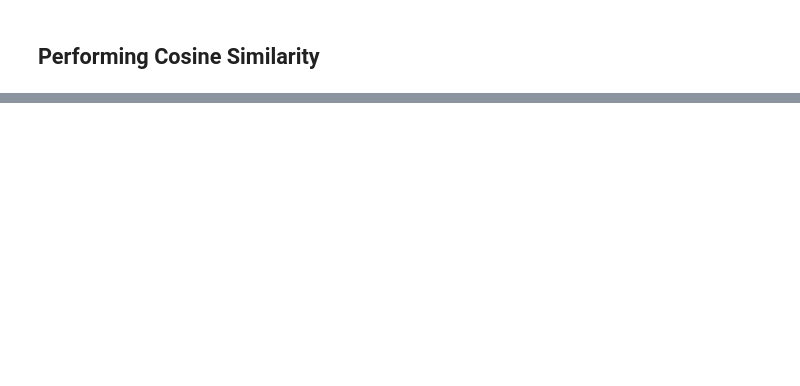
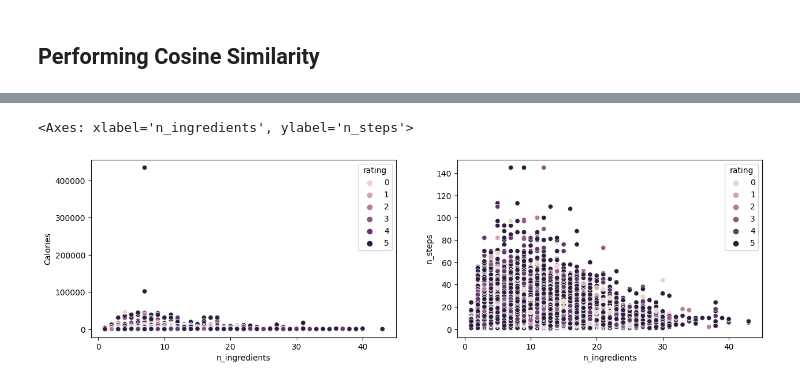
Before and after one commit to srauph/SOEN471, a Jupyter notebook: CF.ipynb, the cells around one changed output, grey strips where cells are left out. Drawn from its saved outputs; the diff is of its cells as text; code cells hidden in the pictures; blank space fills up the shorter version.

```diff
--- a/CF.ipynb
+++ b/CF.ipynb
@@ -112,0 +146,9 @@ print("Recommended recipes based on your choice of ",user_inp ,": \n", recipes.s
+# %%
+import seaborn as sns
+
+fig,ax = plt.subplots(1, 2, figsize=(15,4))
+sns.scatterplot(data=recipes_ratings, x="n_ingredients", y="Calories", hue="rating", ax=ax[0])
+sns.scatterplot(data=recipes_ratings, x="n_ingredients", y="n_steps", hue="rating", ax=ax[1])
+# %% [output]
+<Axes: xlabel='n_ingredients', ylabel='n_steps'>
+[figure, added]
```
Also changed, not shown: parts of 9 cells of this notebook, 1 other file.
